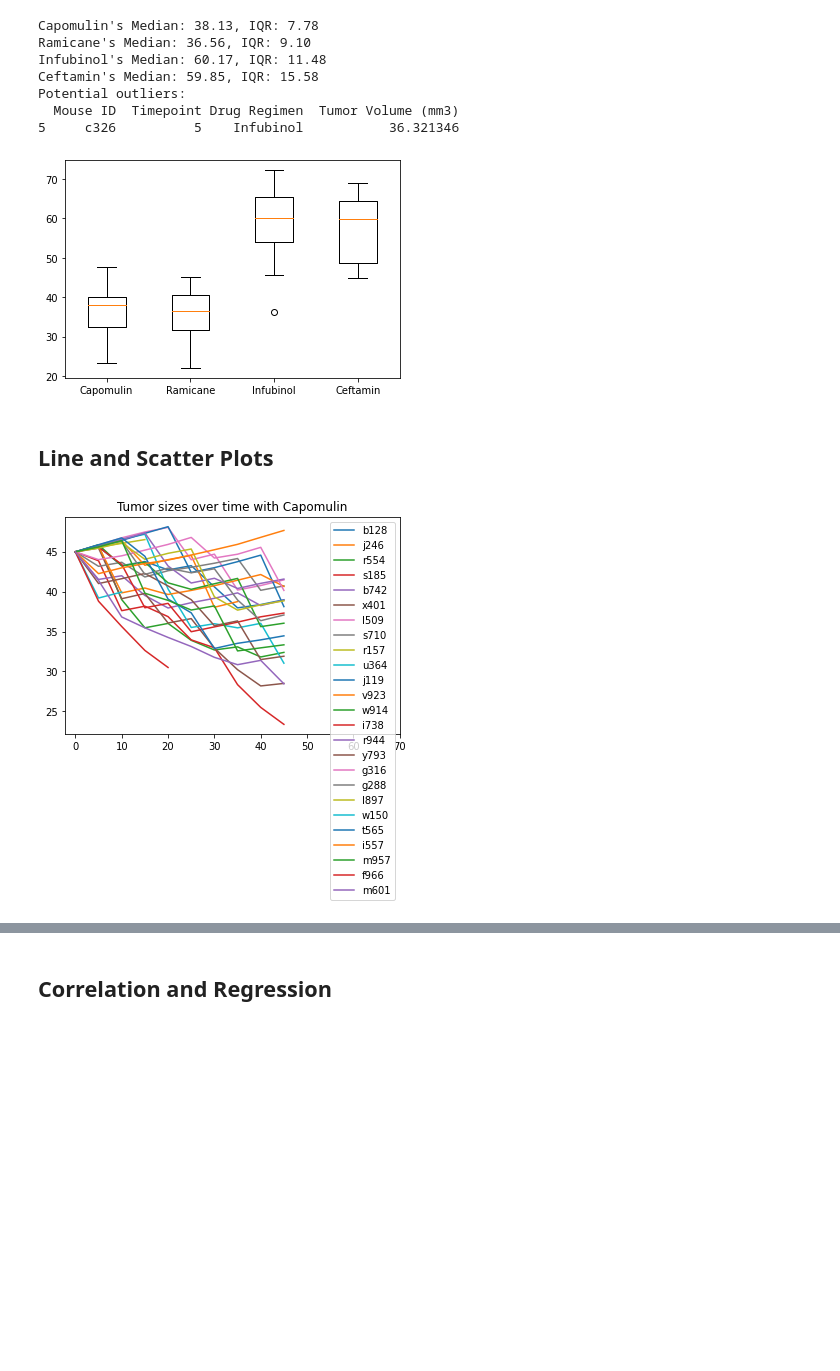
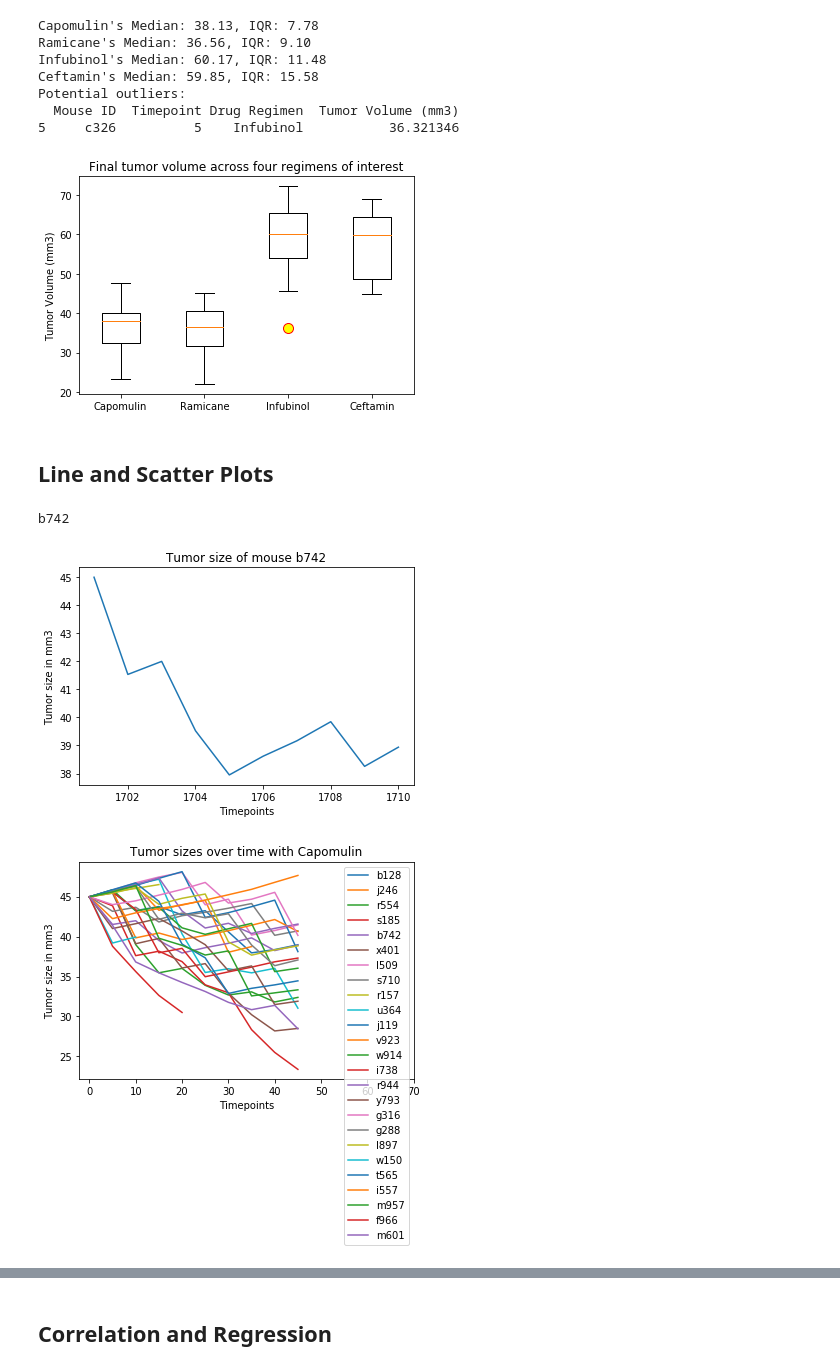
Before and after one commit to kyraha/UMN_HW05_Matplotlib, a Jupyter notebook: pymaceuticals_starter.ipynb, the cells around one changed output, grey strips where cells are left out. Drawn from its saved outputs; the diff is of its cells as text; code cells hidden in the pictures; blank space fills up the shorter version.

```diff
--- a/pymaceuticals_starter.ipynb
+++ b/pymaceuticals_starter.ipynb
@@ -215,27 +231,51 @@ Potential outliers:
 5     c326          5    Infubinol           36.321346
 # %%
 # Generate a box plot of the final tumor volume of each mouse across four regimens of interest
-plt.boxplot(final_volumes, labels=good_drugs)
+plt.boxplot(final_volumes, labels=good_drugs,
+           flierprops = {
+               "marker": 'o',
+               "markerfacecolor": 'yellow',
+               "markersize": 10,
+               "markeredgecolor": 'red'
+           })
+plt.title("Final tumor volume across four regimens of interest")
+plt.ylabel("Tumor Volume (mm3)")
 plt.show()
 # %% [output]
-[figure, old version]
+[figure, new version]
 # %% [markdown]
 ## Line and Scatter Plots
 # %%
 # Generate a line plot of time point versus tumor volume for a mouse treated with Capomulin
 capomulin_mice = deduped[deduped["Drug Regimen"] == "Capomulin"]
+
+# Take a random mouse from the pool
+r_mouse_id = capomulin_mice.iloc[42]["Mouse ID"]
+print(r_mouse_id)
+r_mouse = capomulin_mice[capomulin_mice["Mouse ID"] == r_mouse_id]
+plt.title(f"Tumor size of mouse {r_mouse_id}")
+plt.plot(r_mouse["Tumor Volume (mm3)"])
+plt.xlabel("Timepoints")
+plt.ylabel("Tumor size in mm3")
+plt.show()
+
+# BONUS: Now for all Capomulin treated mice..
 tumor_series = pd.DataFrame()
 plt.title("Tumor sizes over time with Capomulin")
 for mouse in capomulin_mice["Mouse ID"].unique():
   s = capomulin_mice[capomulin_mice["Mouse ID"] == mouse].set_index("Timepoint").sort_values("Timepoint")["Tumor Volume (mm3)"]
   tumor_series[mouse] = s
   plt.plot(s, label=mouse)
 
+plt.xlabel("Timepoints")
+plt.ylabel("Tumor size in mm3")
 plt.xlim(right = 70)
 plt.legend(loc="upper right")
 plt.show()
 # %% [output]
+b742
-[figure, old version]
+[figure, new version]
+[figure, added]
 # %%
 # Generate a scatter plot of mouse weight versus average tumor volume for the Capomulin regimen
 capomulin_groups = capomulin_mice.groupby("Mouse ID")
```
Also changed, not shown: parts of 7 cells of this notebook.
